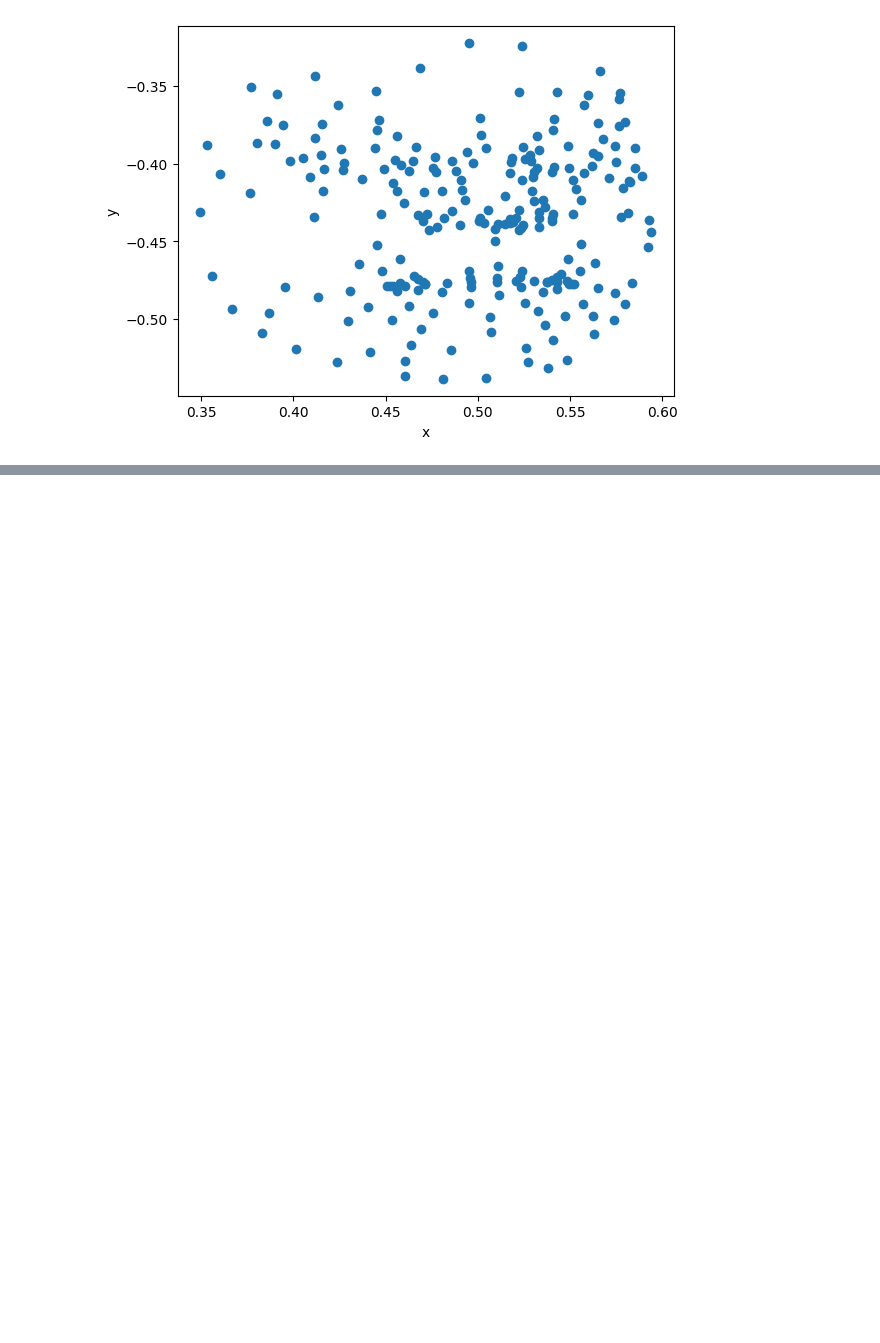
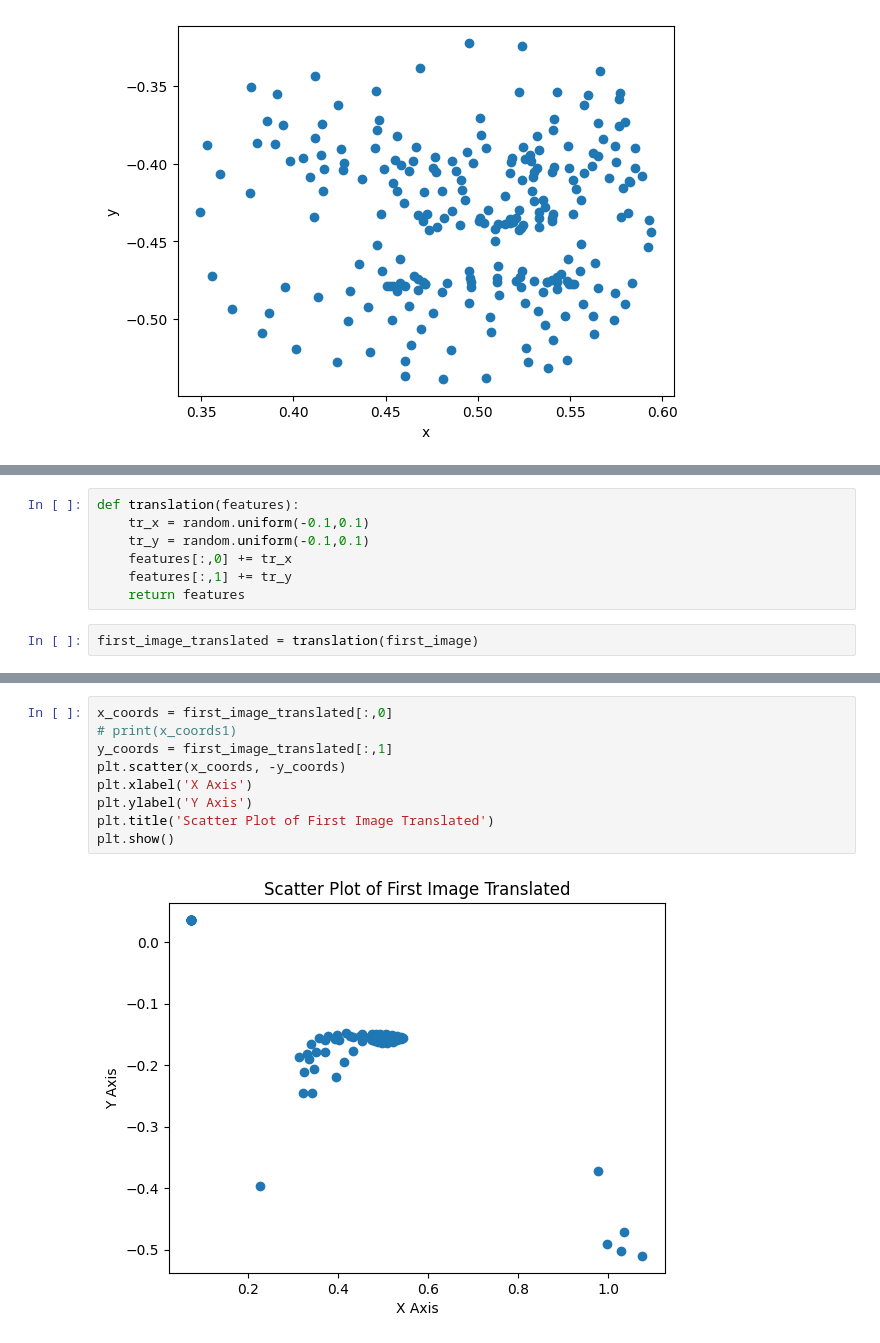
Before and after one commit to Anybalsmith/Team-ETE---Google---Isolated-Sign-Language-Recognition, a Jupyter notebook: google-isolated-sign-language.ipynb, the cells around one changed output, grey strips where cells are left out. Cells and saved outputs as stored; diff of their text form; blank space fills up the shorter version.

```diff
--- a/google-isolated-sign-language.ipynb
+++ b/google-isolated-sign-language.ipynb
@@ -379,0 +632,9 @@ plt.show()
+# %%
+def translation(features):
+    tr_x = random.uniform(-0.1,0.1)
+    tr_y = random.uniform(-0.1,0.1)
+    features[:,0] += tr_x
+    features[:,1] += tr_y
+    return features
+# %%
+first_image_translated = translation(first_image)
@@ -379,0 +661,11 @@ plt.show()
+# %%
+x_coords = first_image_translated[:,0]
+# print(x_coords1)
+y_coords = first_image_translated[:,1]
+plt.scatter(x_coords, -y_coords)
+plt.xlabel('X Axis')
+plt.ylabel('Y Axis')
+plt.title('Scatter Plot of First Image Translated')
+plt.show()
+# %% [output]
+[figure, added]
```
Also changed, not shown: parts of 51 cells of this notebook, 1 other file.
